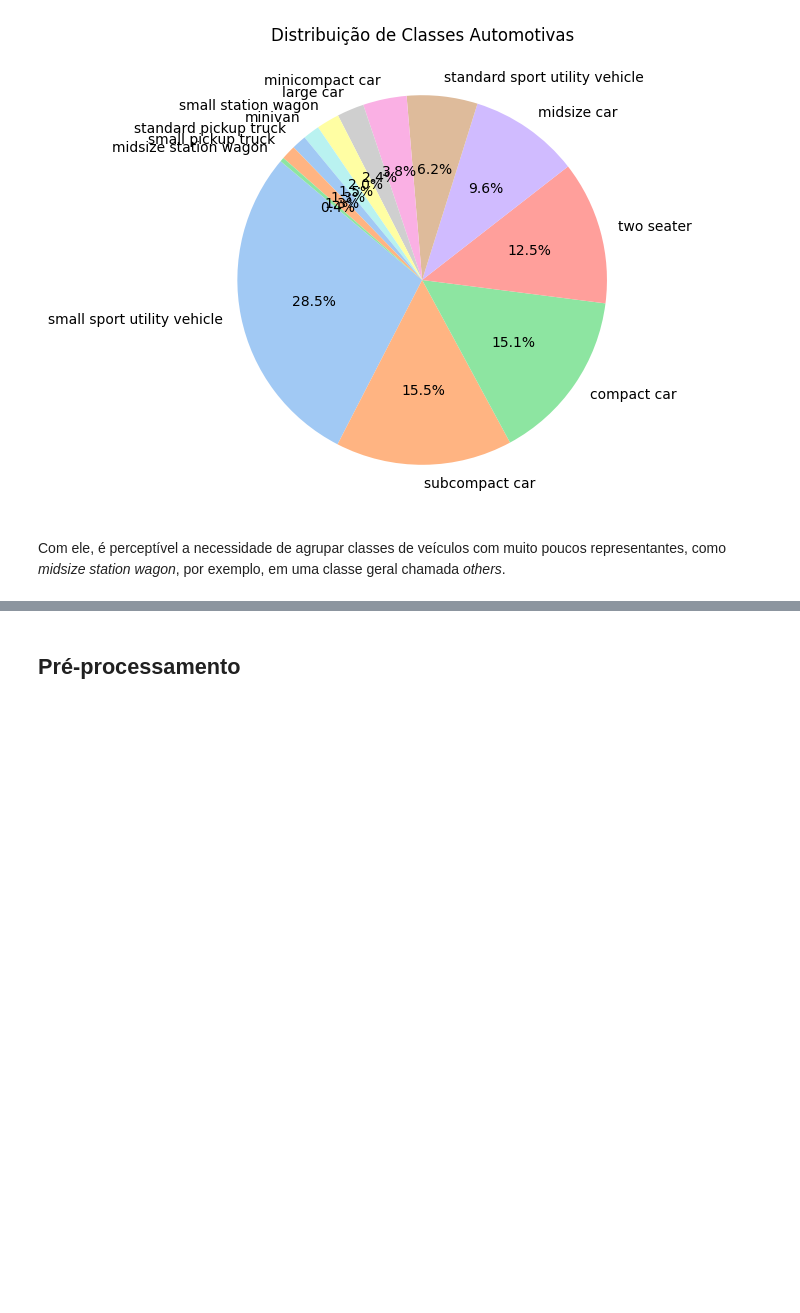
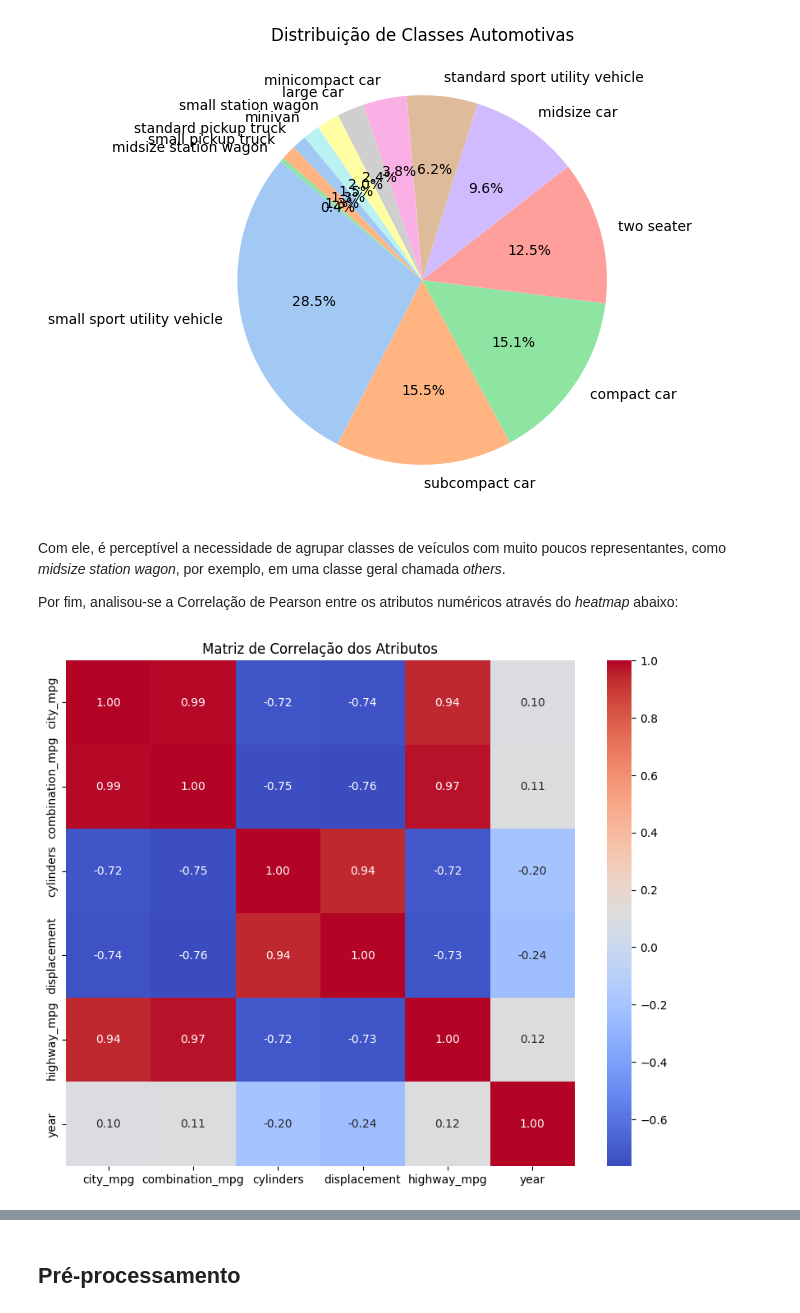
Before and after one commit to PLLima/Car-Fuel-Efficiency-Predictor, a Jupyter notebook: src/model_spot-checking.ipynb, the cells around one changed output, grey strips where cells are left out. Cells and saved outputs as stored; diff of their text form; code cells hidden in the pictures; blank space fills up the shorter version.

```diff
--- a/src/model_spot-checking.ipynb
+++ b/src/model_spot-checking.ipynb
@@ -41,3 +41,11 @@ pl.plot_piechart(original_df,
 [figure]
 # %% [markdown]
 Com ele, é perceptível a necessidade de agrupar classes de veículos com muito poucos representantes, como _midsize station wagon_, por exemplo, em uma classe geral chamada _others_.
+
+Por fim, analisou-se a Correlação de Pearson entre os atributos numéricos através do _heatmap_ abaixo:
+# %%
+pl.plot_corr_heatmap(original_df,
+                     'Matriz de Correlação dos Atributos',
+                     'numeric_atributes_correlation')
+# %% [output]
+[figure, added]
```
Also changed, not shown: parts of 1 cell of this notebook, 3 other files.
